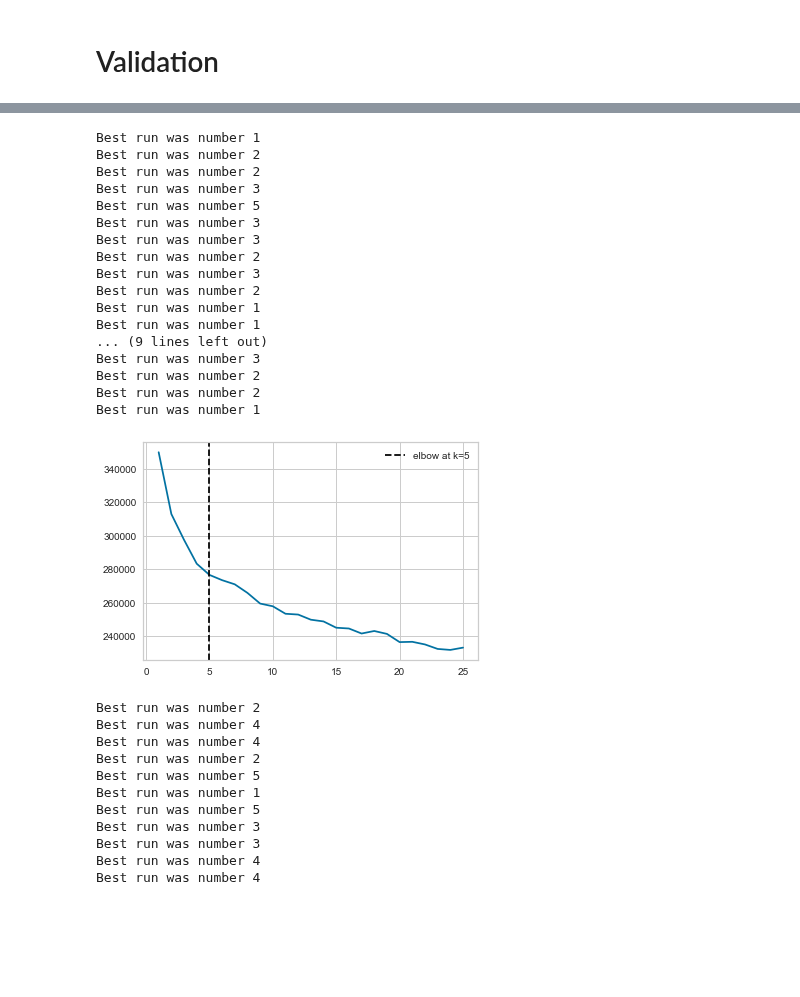
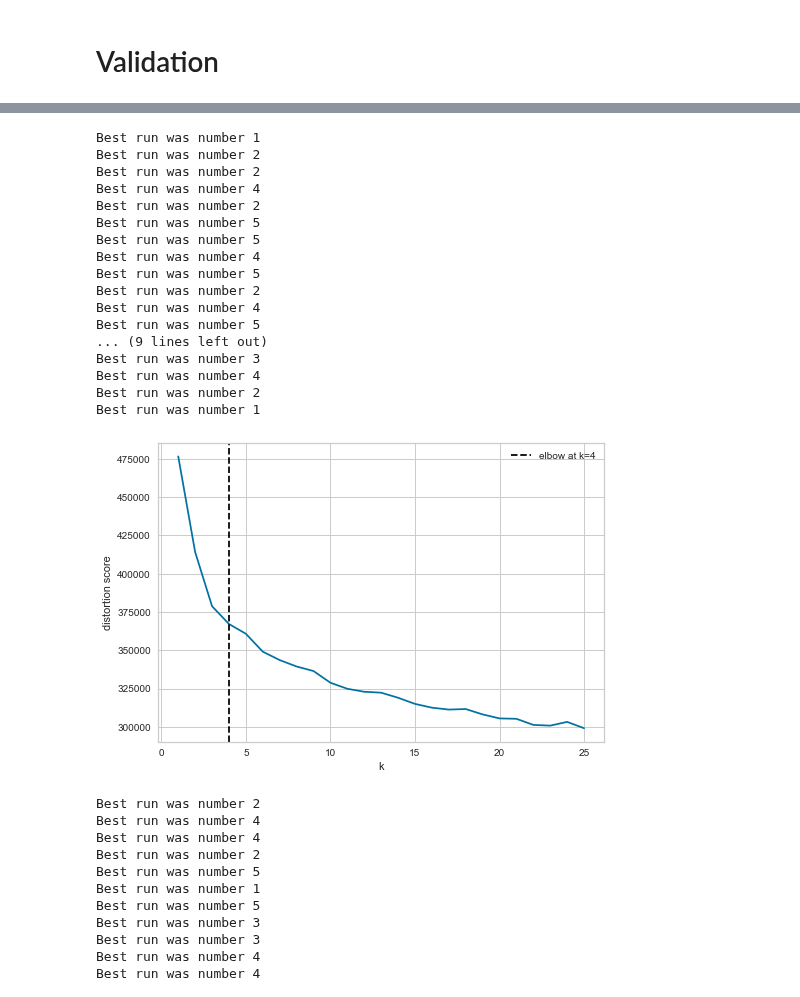
Before and after one commit to cri98li/Data-Mining-2-Project-ts-classification, a Jupyter notebook: Fase 4.3 - Transactional Clustering.ipynb, the cells around one changed output, grey strips where cells are left out. Drawn from its saved outputs; the diff is of its cells as text; code cells hidden in the pictures; blank space fills up the shorter version.

```diff
--- a/Fase 4.3 - Transactional Clustering.ipynb
+++ b/Fase 4.3 - Transactional Clustering.ipynb
@@ -240,8 +240,8 @@ array([0, 0, 0, ..., 1, 1, 1], dtype=int64)
 # %%
 from sklearn.preprocessing import KBinsDiscretizer
 # %%
-n_bins=10
-est = KBinsDiscretizer(n_bins=n_bins, encode='ordinal', strategy='uniform')
+n_bins=5
+est = KBinsDiscretizer(n_bins=n_bins, encode='ordinal', strategy='quantile')
 Xt = est.fit_transform(X_scaled)
 # %%
 X = pd.DataFrame(Xt, columns=attributi)
@@ -286,7 +286,7 @@ array([array([-6.60157999, -3.36321434, -0.12484869,  3.11351696,  6.35188262,
 # %%
 from kmodes.kmodes import KModes
 
-n_cluster=6
+n_cluster=8
 km = KModes(n_clusters=n_cluster, init='Huang', n_init=5, verbose=1, n_jobs=-1)
 
 clusters = km.fit_predict(X)
@@ -443,28 +417,30 @@ for k in K:
 Best run was number 1
 Best run was number 2
 Best run was number 2
+Best run was number 4
+Best run was number 2
+Best run was number 5
+Best run was number 5
+Best run was number 4
+Best run was number 5
+Best run was number 2
+Best run was number 4
+Best run was number 5
+... (9 lines left out)
 Best run was number 3
-Best run was number 5
-Best run was number 3
-Best run was number 3
-Best run was number 2
-Best run was number 3
+Best run was number 4
 Best run was number 2
 Best run was number 1
-Best run was number 1
-... (9 lines left out)
-Best run was number 3
-Best run was number 2
-Best run was number 2
-Best run was number 1
 # %%
 plt.plot(*zip(*sse))
-plt.axvline(x=5, label='elbow at k=5',  ls='--', c='black')
+plt.axvline(x=4, label='elbow at k=4',  ls='--', c='black')
 plt.legend()
+plt.xlabel("k")
+plt.ylabel("distortion score")
 plt.savefig("kmodes_sse.pdf", bbox_inches="tight")
 plt.show()
 # %% [output]
-[figure, old version]
+[figure, new version]
 # %%
 from sklearn.metrics import silhouette_score
 # %%
```
Also changed, not shown: parts of 13 cells of this notebook.
